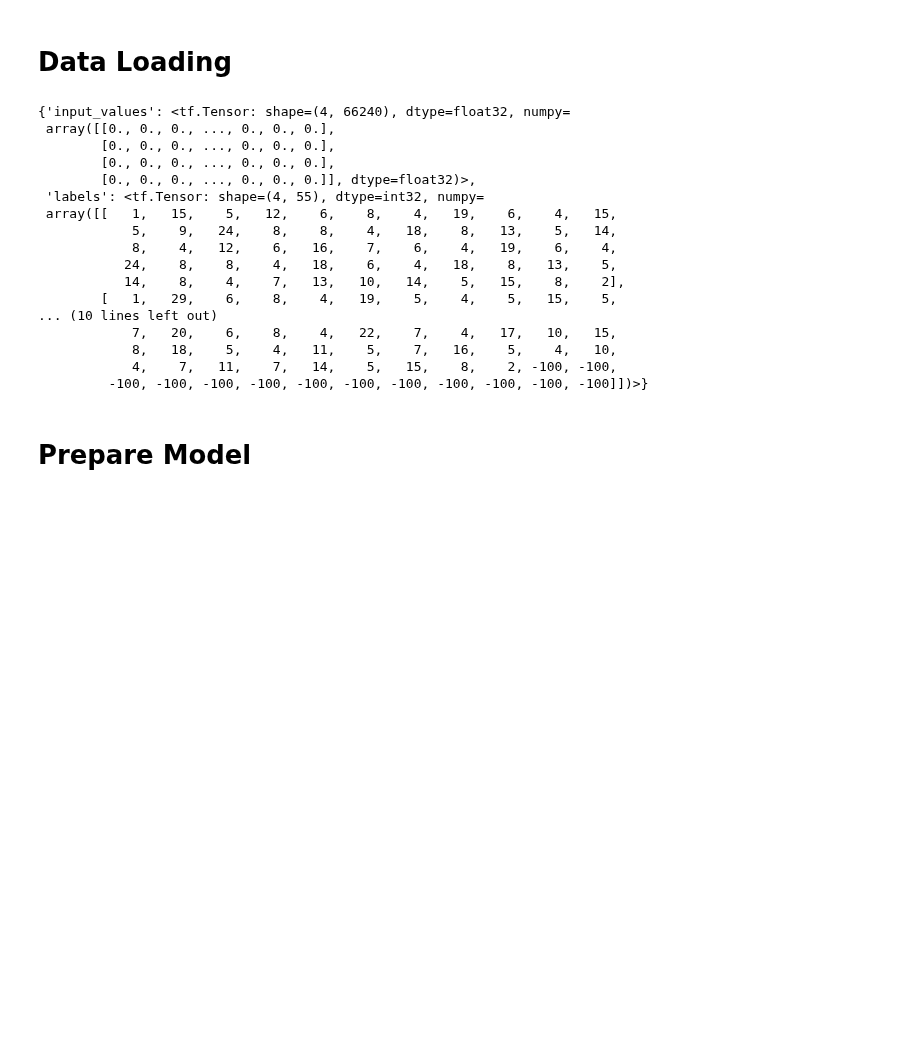
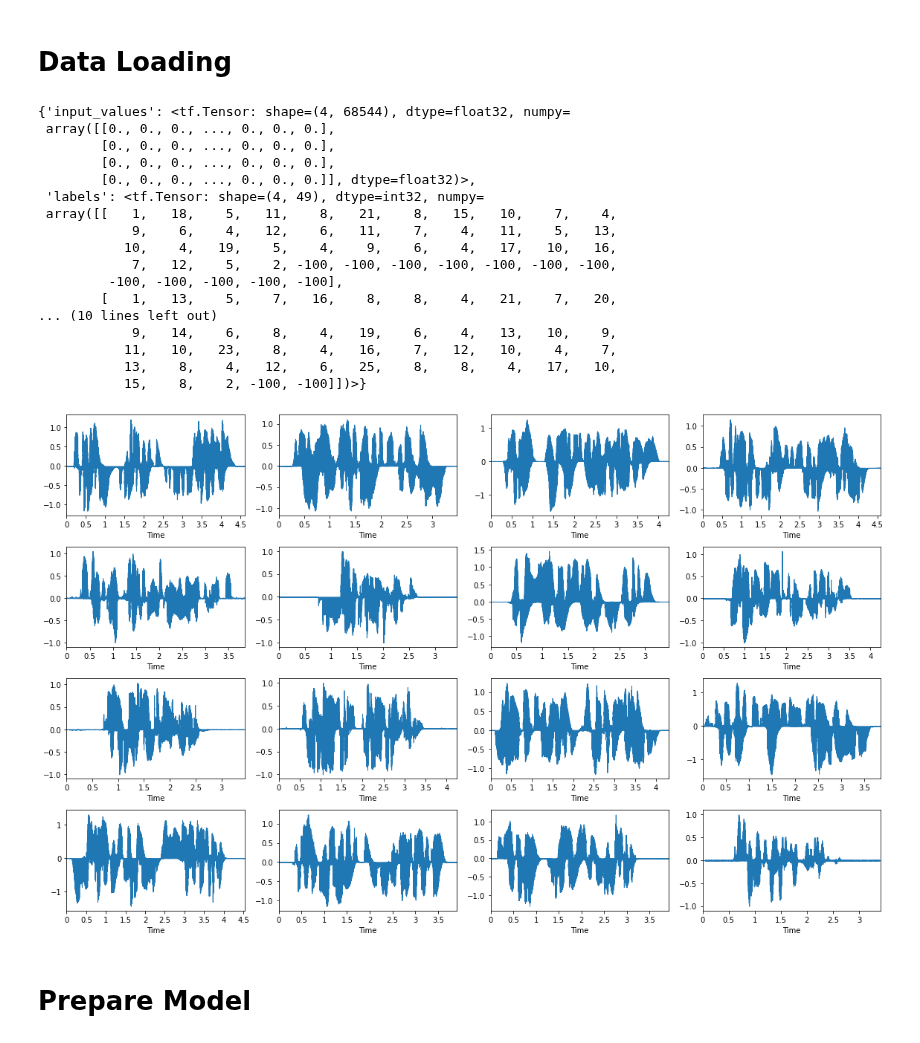
Before and after one commit to syalabi-seet/HoloMora, a Jupyter notebook: Wav2Vec2-mora.ipynb, the cells around one changed output. Drawn from its saved outputs; the diff is of its cells as text; code cells hidden in the pictures; blank space fills up the shorter version.

```diff
--- a/Wav2Vec2-mora.ipynb
+++ b/Wav2Vec2-mora.ipynb
@@ -340,8 +356,7 @@ class DataLoader:
     def read_tfrecord(self, example):
         feature_description = {
             'input_values': tf.io.FixedLenFeature([], tf.string),
-            'labels': tf.io.FixedLenFeature([], tf.string),
-            }
+            'labels': tf.io.FixedLenFeature([], tf.string)}
 
         example = tf.io.parse_single_example(example, feature_description)
         example['input_values'] = tf.io.parse_tensor(
@@ -386,6 +401,7 @@ class DataLoader:
                 'input_values': tf.constant(0, dtype=tf.float32),
                 'labels': tf.constant(-100, dtype=tf.int32)
             })
+        dataset = dataset.shuffle(self.args.buffer_size)
         dataset = dataset.cache()
         dataset = dataset.prefetch(self.AUTOTUNE)
         return dataset
@@ -393,23 +409,34 @@ class DataLoader:
 train = DataLoader(args).train
 next(iter(train))
 # %% [output]
-{'input_values': <tf.Tensor: shape=(4, 66240), dtype=float32, numpy=
+{'input_values': <tf.Tensor: shape=(4, 68544), dtype=float32, numpy=
  array([[0., 0., 0., ..., 0., 0., 0.],
         [0., 0., 0., ..., 0., 0., 0.],
         [0., 0., 0., ..., 0., 0., 0.],
         [0., 0., 0., ..., 0., 0., 0.]], dtype=float32)>,
- 'labels': <tf.Tensor: shape=(4, 55), dtype=int32, numpy=
- array([[   1,   15,    5,   12,    6,    8,    4,   19,    6,    4,   15,
-            5,    9,   24,    8,    8,    4,   18,    8,   13,    5,   14,
-            8,    4,   12,    6,   16,    7,    6,    4,   19,    6,    4,
-           24,    8,    8,    4,   18,    6,    4,   18,    8,   13,    5,
-           14,    8,    4,    7,   13,   10,   14,    5,   15,    8,    2],
-        [   1,   29,    6,    8,    4,   19,    5,    4,    5,   15,    5,
+ 'labels': <tf.Tensor: shape=(4, 49), dtype=int32, numpy=
+ array([[   1,   18,    5,   11,    8,   21,    8,   15,   10,    7,    4,
+            9,    6,    4,   12,    6,   11,    7,    4,   11,    5,   13,
+           10,    4,   19,    5,    4,    9,    6,    4,   17,   10,   16,
+            7,   12,    5,    2, -100, -100, -100, -100, -100, -100, -100,
+         -100, -100, -100, -100, -100],
+        [   1,   13,    5,    7,   16,    8,    8,    4,   21,    7,   20,
 ... (10 lines left out)
-            7,   20,    6,    8,    4,   22,    7,    4,   17,   10,   15,
-            8,   18,    5,    4,   11,    5,    7,   16,    5,    4,   10,
-            4,    7,   11,    7,   14,    5,   15,    8,    2, -100, -100,
-         -100, -100, -100, -100, -100, -100, -100, -100, -100, -100, -100]])>}
+            9,   14,    6,    8,    4,   19,    6,    4,   13,   10,    9,
+           11,   10,   23,    8,    4,   16,    7,   12,   10,    4,    7,
+           13,    8,    4,   12,    6,   25,    8,    8,    4,   17,   10,
+           15,    8,    2, -100, -100]])>}
+# %%
+plt.figure(figsize=(16,10))
+for i, array in enumerate(train.take(16)):
+    plt.subplot(4, 4, i+1)
+    y = array['input_values'].numpy()
+    librosa.display.waveplot(y=y, sr=16000)
+
+plt.tight_layout()
+plt.show()
+# %% [output]
+[figure, added]
 # %% [markdown]
 # Prepare Model
 # %%
```
Also changed, not shown: parts of 11 cells of this notebook, 2 other files.
